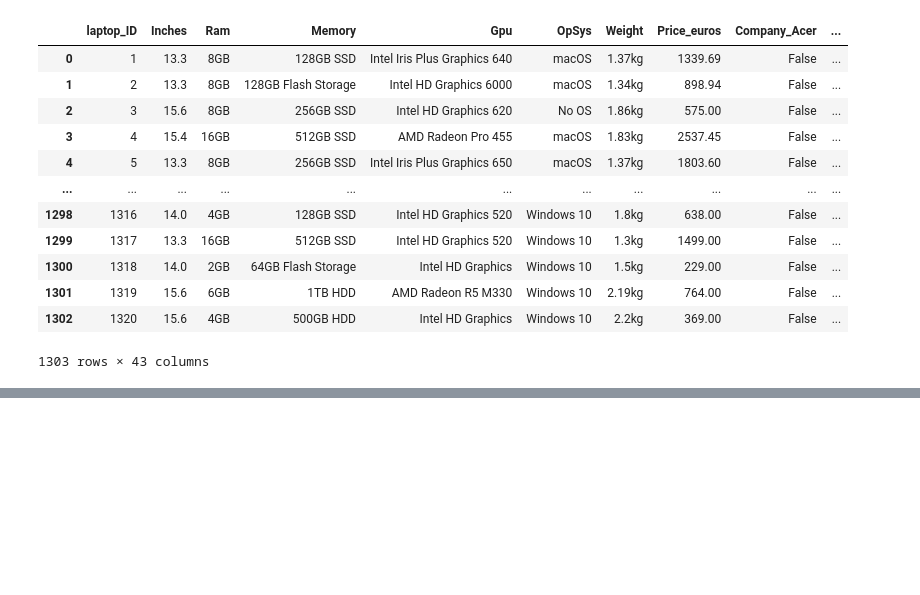
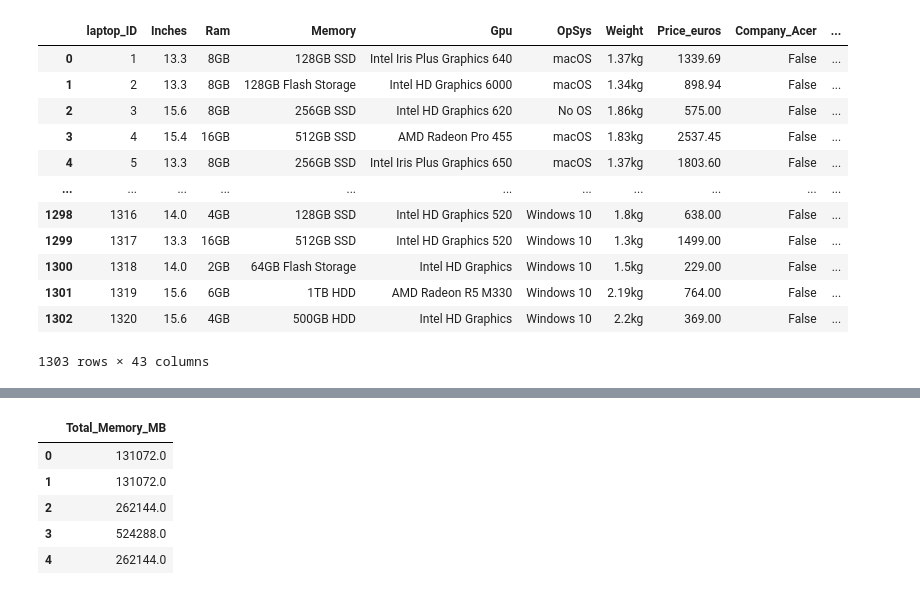
Before and after one commit to edeniyanda/LaptopPricingAI, a Jupyter notebook: main.ipynb, the cells around one changed output, grey strips where cells are left out. Cells and saved outputs as stored; diff of their text form; code cells hidden in the pictures; blank space fills up the shorter version.

```diff
--- a/main.ipynb
+++ b/main.ipynb
@@ -466,0 +617,9 @@ data
+# %%
+data[['Total_Memory_MB']].head()
+# %% [output]
+|  | Total_Memory_MB |
+| 0 | 131072.0 |
+| 1 | 131072.0 |
+| 2 | 262144.0 |
+| 3 | 524288.0 |
+| 4 | 262144.0 |
```
Also changed, not shown: parts of 14 cells of this notebook.
